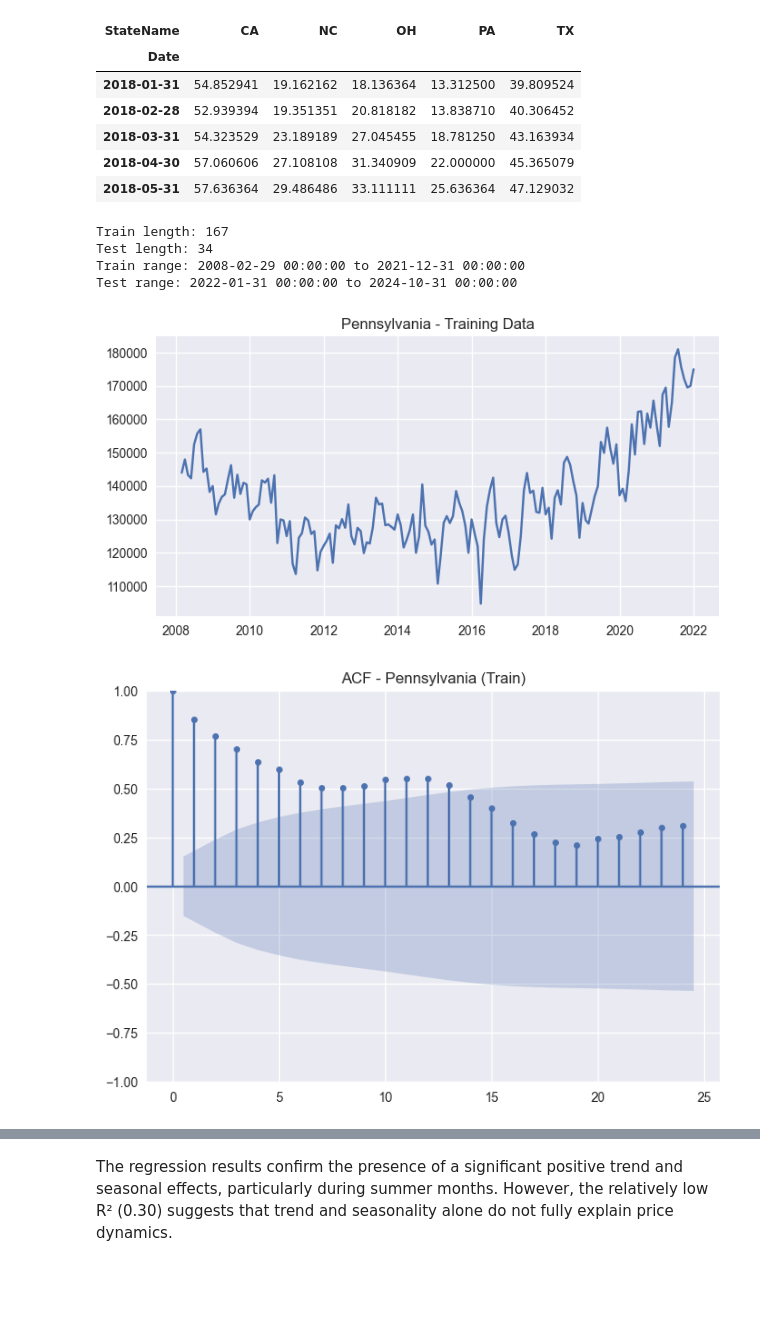
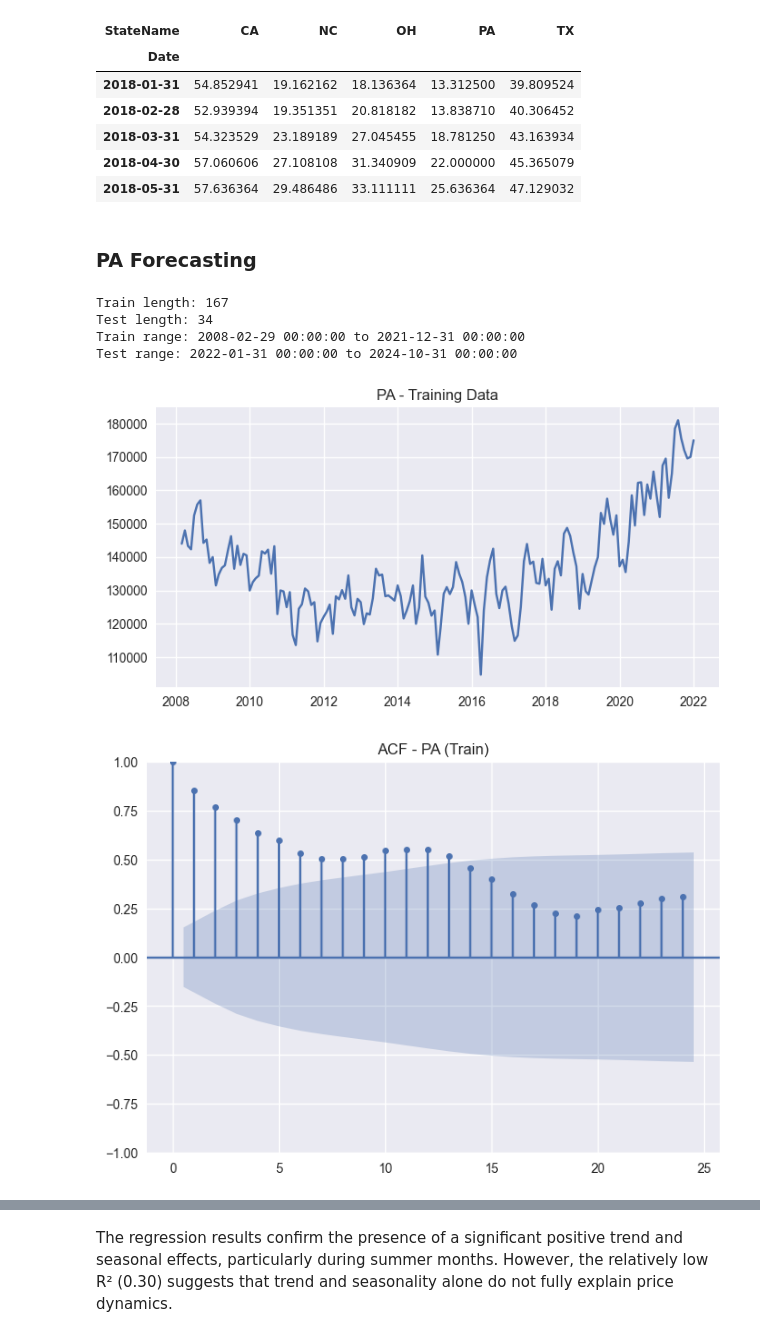
Before and after one commit to alessiogianello/house_pricing_forecast, a Jupyter notebook: main.ipynb, the cells around one changed output, grey strips where cells are left out. Saved outputs shown, nothing was run; the diff lists cells and outputs as text; code cells hidden in the pictures; blank space fills up the shorter version.

```diff
--- a/main.ipynb
+++ b/main.ipynb
@@ -709,3 +712,5 @@ display(heat_ts.head())
 | 2018-03-31 | 54.323529 | 23.189189 | 27.045455 | 18.781250 | 43.163934 |
 | 2018-04-30 | 57.060606 | 27.108108 | 31.340909 | 22.000000 | 45.365079 |
 | 2018-05-31 | 57.636364 | 29.486486 | 33.111111 | 25.636364 | 47.129032 |
+# %% [markdown]
+### PA Forecasting
@@ -727,14 +732,14 @@ Test range: 2022-01-31 00:00:00 to 2024-10-31 00:00:00
 # %%
 plt.figure(figsize=(8,4))
 plt.plot(train)
-plt.title("Pennsylvania - Training Data")
+plt.title(f"{state} - Training Data")
 plt.show()
 # %% [output]
-[figure, old version]
+[figure, new version]
 # %%
 plot_acf(train, lags=24)
-plt.title("ACF - Pennsylvania (Train)")
+plt.title(f"ACF - {state} (Train)")
 plt.show()
 # %% [output]
-[figure, old version]
+[figure, new version]
 # %% [markdown]
```
Also changed, not shown: parts of 48 cells of this notebook, 1 other file.
